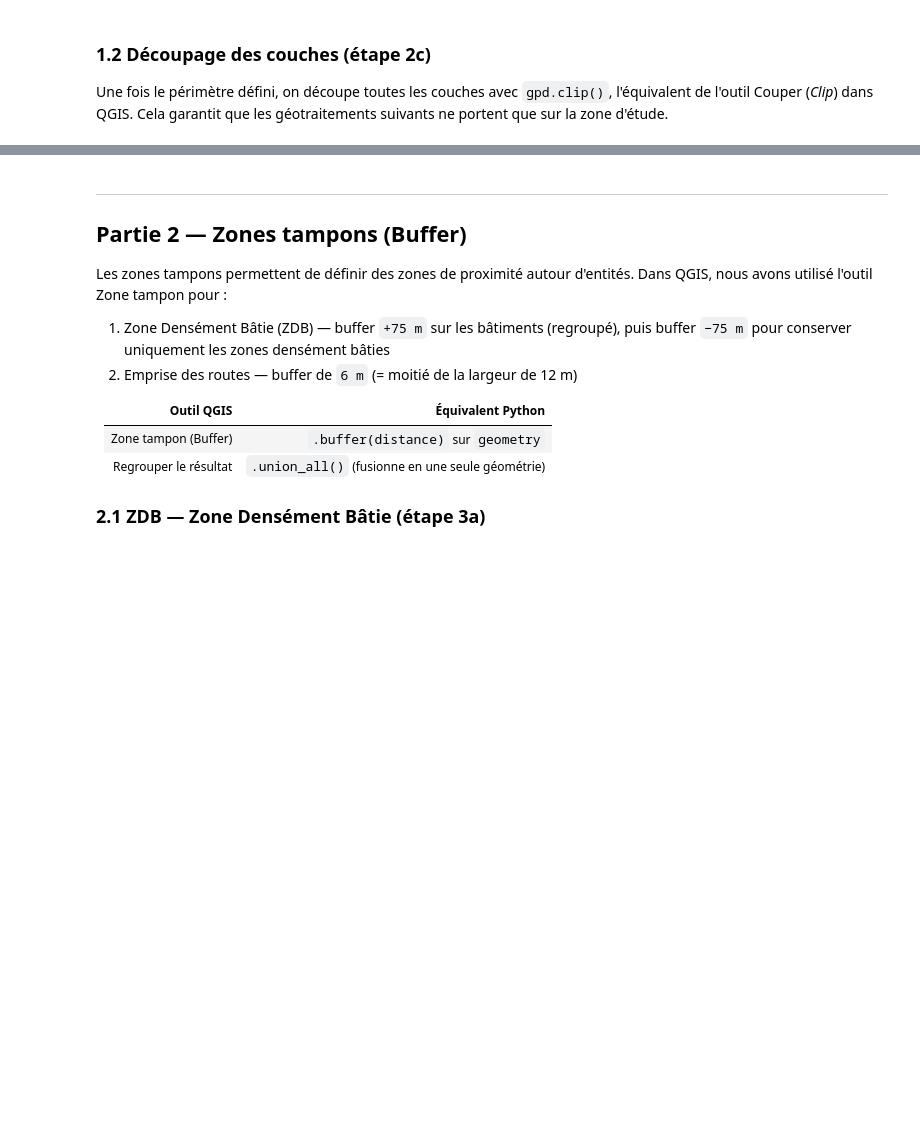
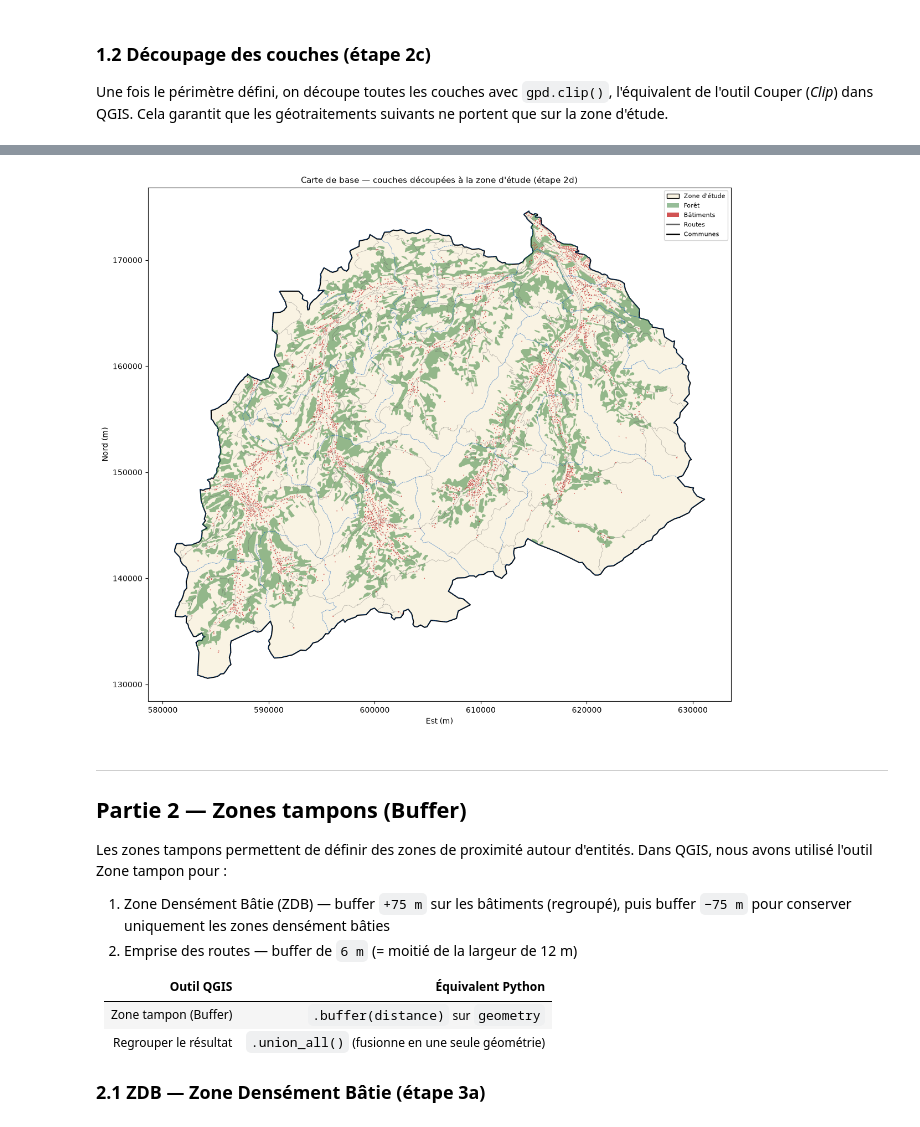
Before and after one commit to gse-unil/2026_Geoinformatique_II, a Jupyter notebook: tps/python/tp-py03.ipynb, the cells around one changed output, grey strips where cells are left out. Cells and saved outputs as stored; diff of their text form; code cells hidden in the pictures; blank space fills up the shorter version.

```diff
--- a/tps/python/tp-py03.ipynb
+++ b/tps/python/tp-py03.ipynb
@@ -209,3 +412,10 @@ Résultat du découpage :
+# %%
+# Carte de base découpée (étape 2d dans QGIS) : les couches sont superposées dans l'ordre du dictionnaire
+carte({"Zone d'étude": study_area, 'Forêt': foret_clip, 'Bâtiments': buildings_clip,
+       'Routes': roads_clip, 'Communes': communes_clip},
+      titre="Carte de base — couches découpées à la zone d'étude (étape 2d)")
+# %% [output]
+[figure, added]
 # %% [markdown]
 ---
 ## Partie 2 — Zones tampons (Buffer)
```
Also changed, not shown: parts of 58 cells of this notebook.
